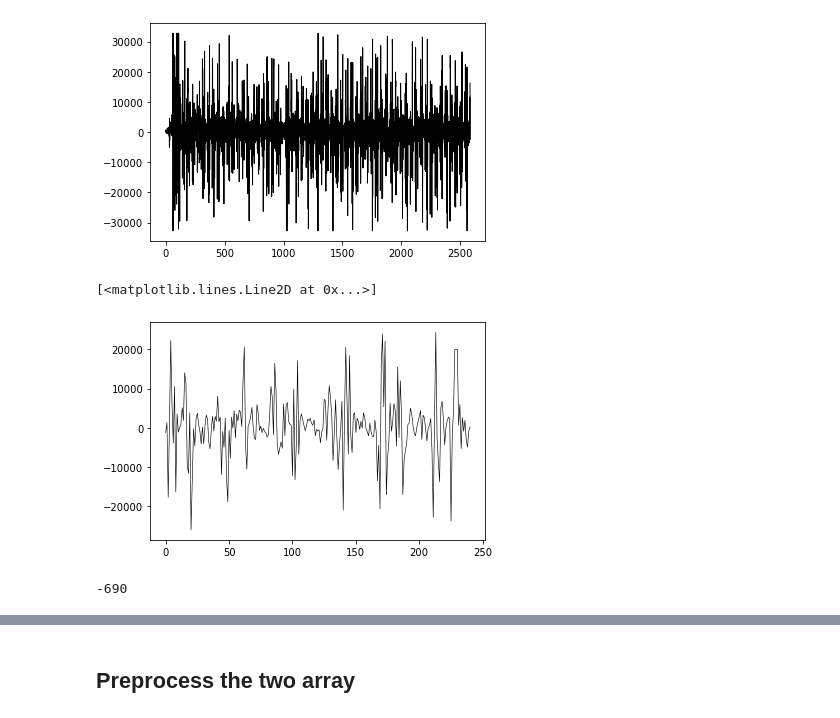
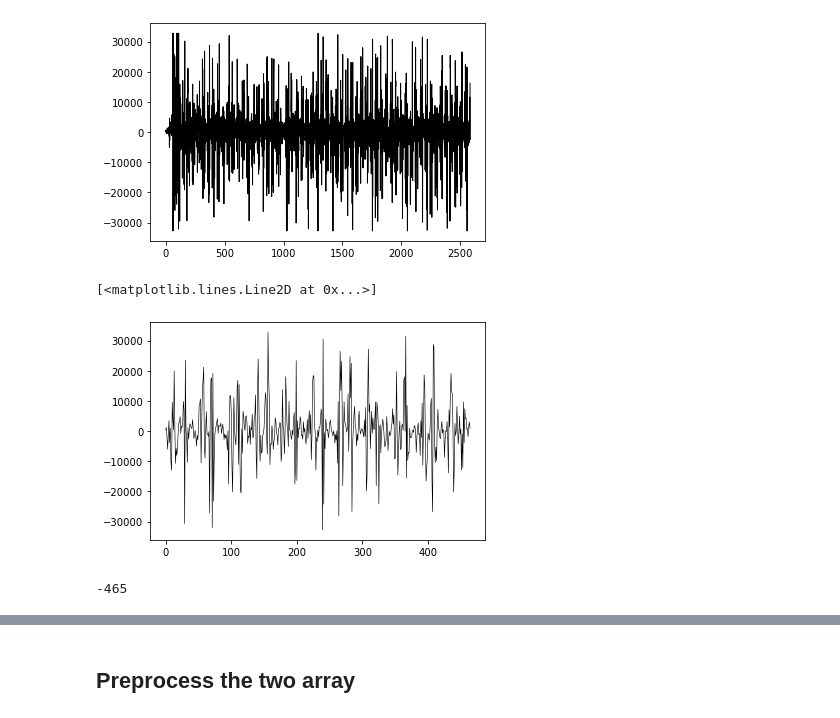
Before and after one commit to YangChuan80/AusculPi-Console, a Jupyter notebook: WaveformExtraction_shz.ipynb, the cells around one changed output, grey strips where cells are left out. Cells and saved outputs as stored; diff of their text form; code cells hidden in the pictures.

```diff
--- a/WaveformExtraction_shz.ipynb
+++ b/WaveformExtraction_shz.ipynb
@@ -124,22 +124,22 @@ s.plot(arr[:,200], linewidth=1.0, color='black')
 [<matplotlib.lines.Line2D at 0x...>]
 [figure]
 # %%
-start = 800
-end = 1080
+start = 1760
+end = 2300
 
 start_adj = int(start * 2583 / 3000)
 end_adj = int(end * 2583 / 3000)
 # %%
 fig = plt.figure()
 s = fig.add_subplot(111)
-s.plot(arr[start_adj:end_adj,230], linewidth=0.6, color='black')
+s.plot(arr[start_adj:end_adj,220], linewidth=0.6, color='black')
 # %% [output]
 [<matplotlib.lines.Line2D at 0x...>]
-[figure, old version]
+[figure, new version]
 # %%
 start_adj-end_adj
 # %% [output]
--690
+-465
 # %%
 fig = plt.figure()
 s = fig.add_subplot(111)
```
Also changed, not shown: parts of 19 cells of this notebook, 4 other files.
